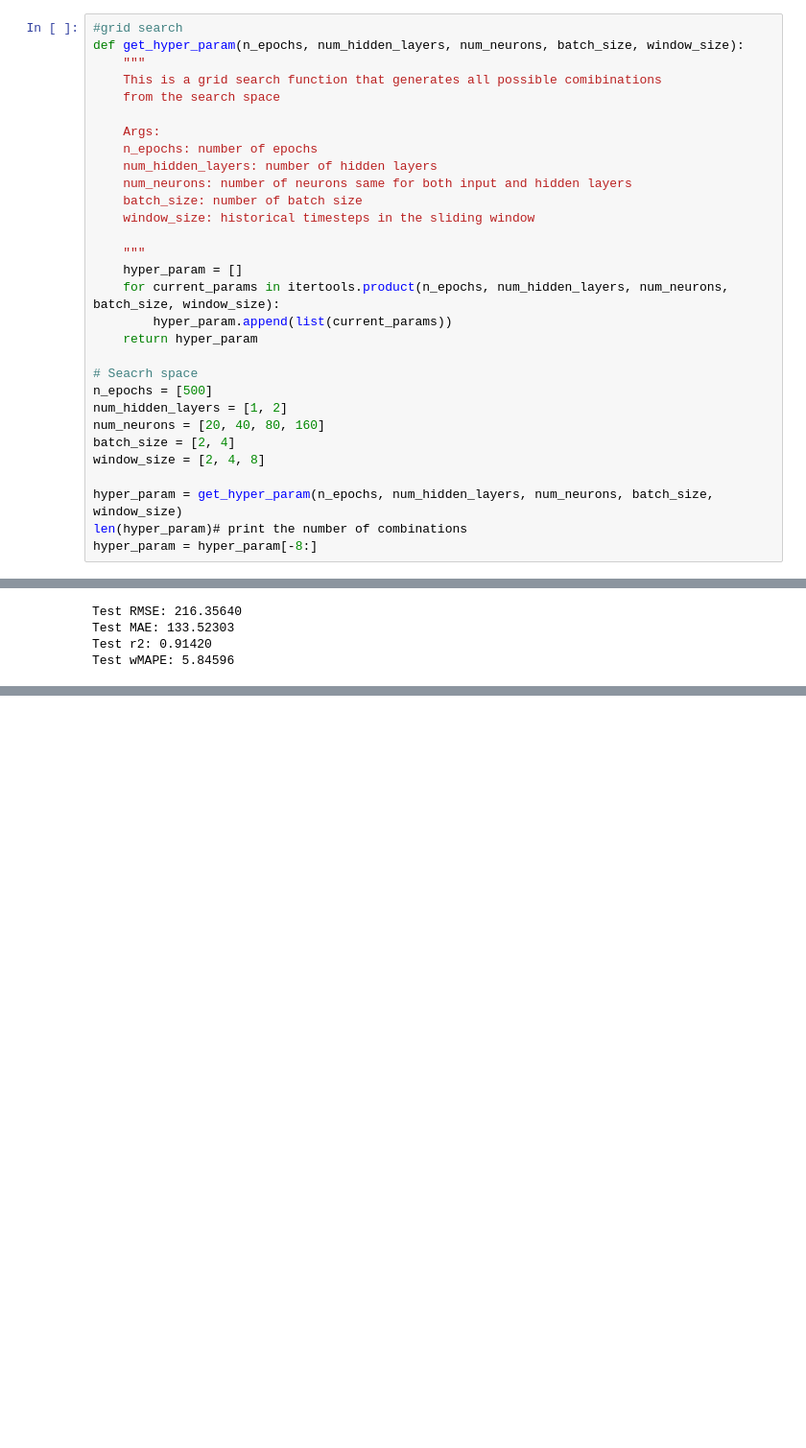
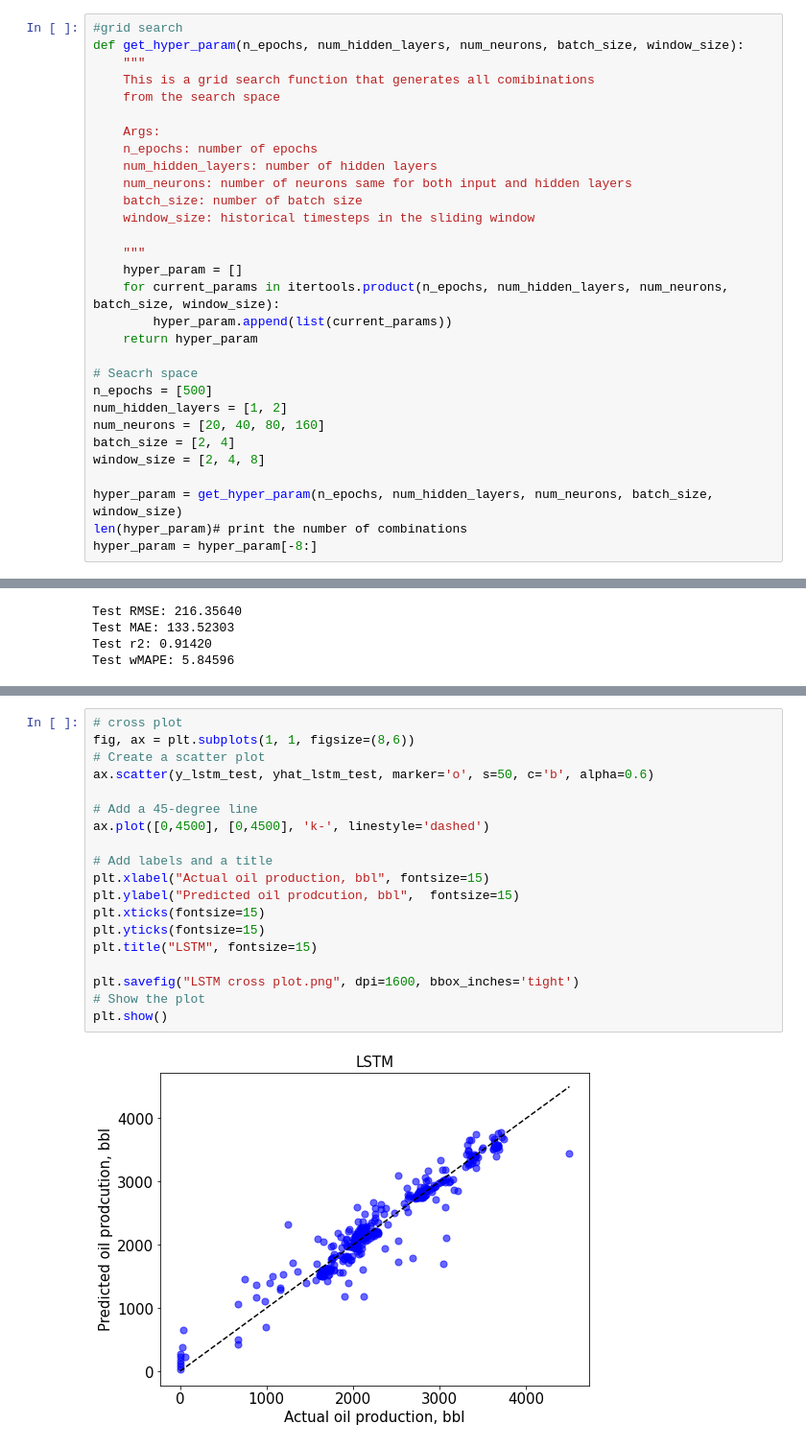
Before and after one commit to ashrafalaghbari/GA-TCN-LSTM, a Jupyter notebook: LSTM_model.ipynb, the cells around one changed output, grey strips where cells are left out. Shown at 96% size. Cells and saved outputs as stored; diff of their text form; blank space fills up the shorter version.

Commit message:
add cross plot and residual plot

```diff
--- a/LSTM_model.ipynb
+++ b/LSTM_model.ipynb
@@ -144,7 +144,7 @@ series.shape
 #grid search
 def get_hyper_param(n_epochs, num_hidden_layers, num_neurons, batch_size, window_size):
     """
-    This is a grid search function that generates all possible comibinations
+    This is a grid search function that generates all comibinations
     from the search space
 
     Args:
@@ -607,0 +600,21 @@ np.std(days)
+# %%
+# cross plot
+fig, ax = plt.subplots(1, 1, figsize=(8,6))
+# Create a scatter plot
+ax.scatter(y_lstm_test, yhat_lstm_test, marker='o', s=50, c='b', alpha=0.6)
+
+# Add a 45-degree line
+ax.plot([0,4500], [0,4500], 'k-', linestyle='dashed')
+
+# Add labels and a title
+plt.xlabel("Actual oil production, bbl", fontsize=15)
+plt.ylabel("Predicted oil prodcution, bbl",  fontsize=15)
+plt.xticks(fontsize=15)
+plt.yticks(fontsize=15)
+plt.title("LSTM", fontsize=15)
+
+plt.savefig("LSTM cross plot.png", dpi=1600, bbox_inches='tight')
+# Show the plot
+plt.show()
+# %% [output]
+[figure, added]
```
Also changed, not shown: parts of 7 cells of this notebook.
